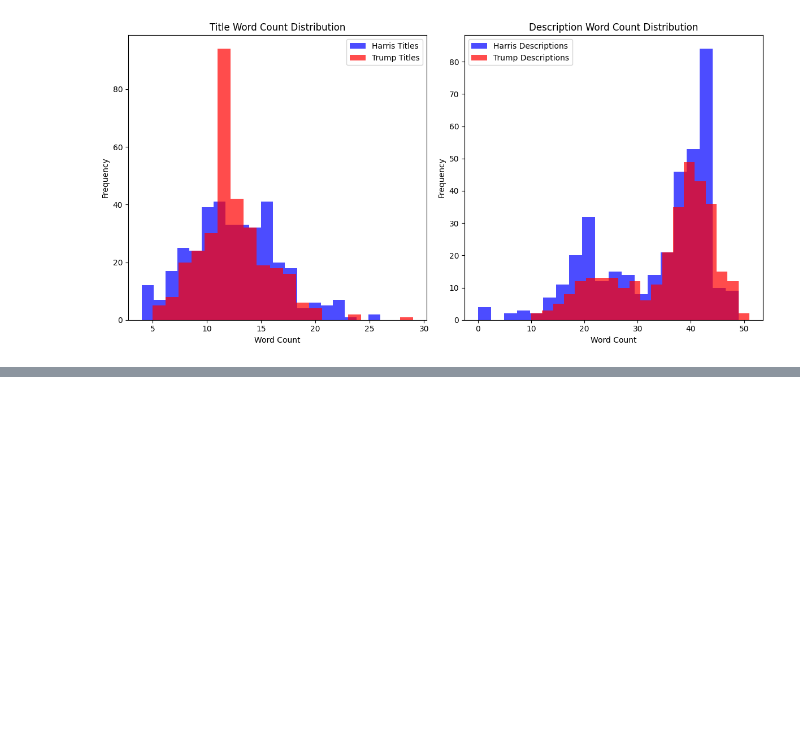
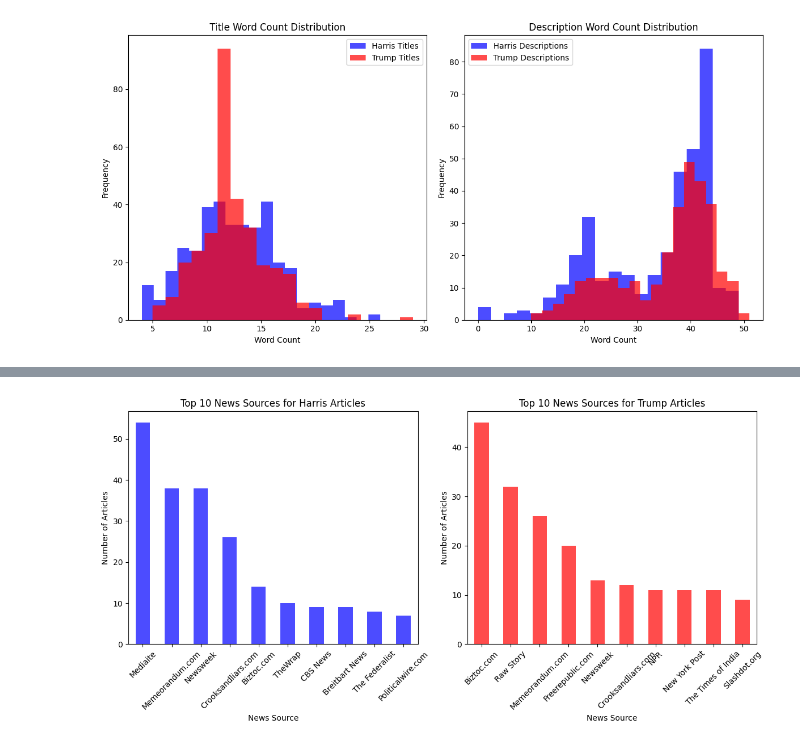
Before and after one commit to FrancoKruger/DS346proj, a Jupyter notebook: EDA_and_NLP_analysis.ipynb, the cells around one changed output, grey strips where cells are left out. Cells and saved outputs as stored; diff of their text form; code cells hidden in the pictures; blank space fills up the shorter version.

Commit message:
Add Top News Sources

```diff
--- a/EDA_and_NLP_analysis.ipynb
+++ b/EDA_and_NLP_analysis.ipynb
@@ -101,0 +106,33 @@ plt.show()
+# %%
+harris_sources = (
+    df_harris_train["source"]
+    .apply(lambda x: x["name"] if pd.notnull(x) and isinstance(x, dict) else "Unknown")
+    .value_counts()
+)
+trump_sources = (
+    df_trump_train["source"]
+    .apply(lambda x: x["name"] if pd.notnull(x) and isinstance(x, dict) else "Unknown")
+    .value_counts()
+)
+
+plt.figure(figsize=(12, 6))
+
+# Harris articles - Top Sources
+plt.subplot(1, 2, 1)
+harris_sources.head(10).plot(kind="bar", color="blue", alpha=0.7)
+plt.title("Top 10 News Sources for Harris Articles")
+plt.xlabel("News Source")
+plt.ylabel("Number of Articles")
+plt.xticks(rotation=45)
+
+# Trump articles - Top Sources
+plt.subplot(1, 2, 2)
+trump_sources.head(10).plot(kind="bar", color="red", alpha=0.7)
+plt.title("Top 10 News Sources for Trump Articles")
+plt.xlabel("News Source")
+plt.ylabel("Number of Articles")
+plt.xticks(rotation=45)
+plt.tight_layout()
+plt.show()
+# %% [output]
+[figure, added]
```
Also changed, not shown: parts of 2 cells of this notebook.
